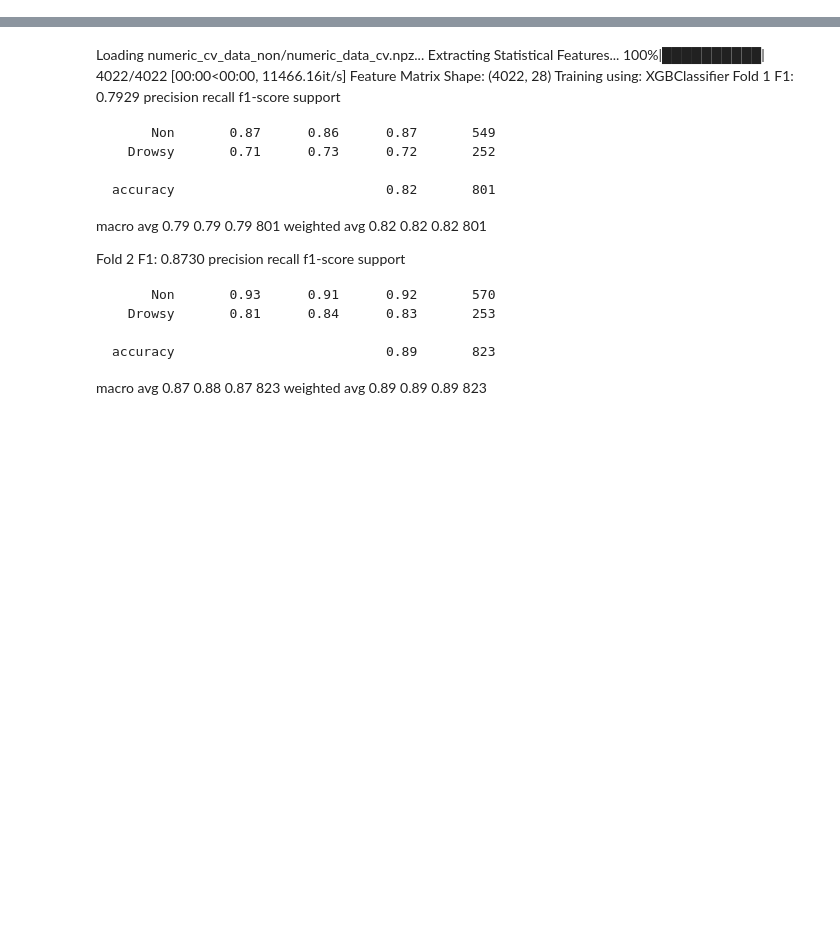
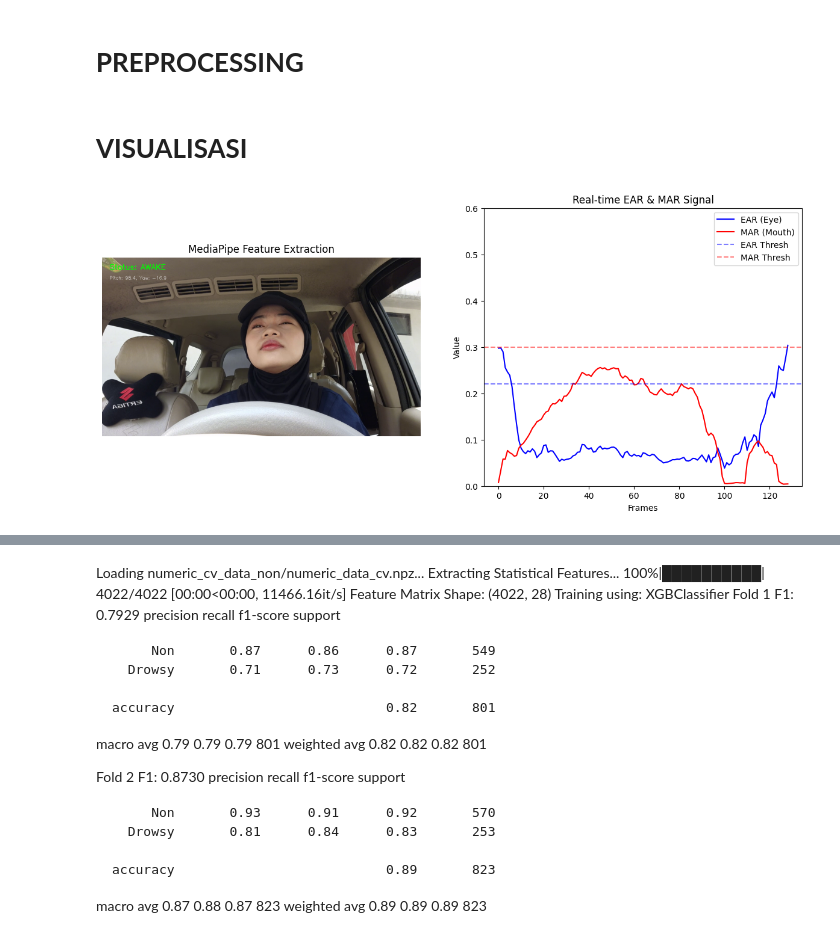
Before and after one commit to rfirmn/Drowsiness-Detection, a Jupyter notebook: svm.ipynb, the cells around one changed output, grey strips where cells are left out. Cells and saved outputs as stored; diff of their text form; code cells hidden in the pictures; blank space fills up the shorter version.

```diff
--- a/svm.ipynb
+++ b/svm.ipynb
@@ -0,0 +1,2 @@
+# %% [markdown]
+# **PREPROCESSING**
@@ -284,3 +286,77 @@ def prepare_data_for_cv(metadata_path, output_dir):
 
 if __name__ == "__main__":
     prepare_data_for_cv("metadata_process2.csv", "numeric_cv_data_non2")
+# %% [markdown]
+# **VISUALISASI**
+# %%
+import matplotlib.pyplot as plt
+from IPython.display import display, clear_output
+import time
+
+def visualize_preprocessing(video_path, limit_frames=150):
+    cap = cv2.VideoCapture(video_path)
+
+    # List untuk menyimpan data plot
+    ear_history = []
+    mar_history = []
+    prev_feats = None
+
+    # Setup Plot
+    fig, (ax1, ax2) = plt.subplots(1, 2, figsize=(15, 6))
+
+    count = 0
+    while cap.isOpened() and count < limit_frames:
+        ret, frame = cap.read()
+        if not ret: break
+
+        # Ekstraksi fitur menggunakan fungsi Anda
+        # Kita panggil extract_features_adaptive yang sudah Anda buat
+        feats = extract_features_adaptive(frame, prev_feats)
+        prev_feats = feats
+
+        # Data untuk plot (EAR_avg, MAR)
+        avg_ear = (feats[0] + feats[1]) / 2
+        mar = feats[2]
+        ear_history.append(avg_ear)
+        mar_history.append(mar)
+
+        # 1. Visualisasi Gambar (Frame)
+        frame_rgb = cv2.cvtColor(frame, cv2.COLOR_BGR2RGB)
+
+        # Gambar indikator di frame
+        status = "DROWSY" if avg_ear < EAR_THRESHOLD else "AWAKE"
+        color = (255, 0, 0) if status == "DROWSY" else (0, 255, 0)
+        cv2.putText(frame_rgb, f"Status: {status}", (30, 50),
+                    cv2.FONT_HERSHEY_SIMPLEX, 1, color, 2)
+        cv2.putText(frame_rgb, f"Pitch: {feats[6]:.1f}, Yaw: {feats[7]:.1f}", (30, 90),
+                    cv2.FONT_HERSHEY_SIMPLEX, 0.6, (255, 255, 255), 1)
+
+        # 2. Update Plot Sinyal
+        ax1.clear()
+        ax1.imshow(frame_rgb)
+        ax1.set_title("MediaPipe Feature Extraction")
+        ax1.axis('off')
+
+        ax2.clear()
+        ax2.plot(ear_history, label='EAR (Eye)', color='blue')
+        ax2.plot(mar_history, label='MAR (Mouth)', color='red')
+        ax2.axhline(y=EAR_THRESHOLD, color='blue', linestyle='--', alpha=0.5, label='EAR Thresh')
+        ax2.axhline(y=MAR_THRESHOLD, color='red', linestyle='--', alpha=0.5, label='MAR Thresh')
+        ax2.set_title("Real-time EAR & MAR Signal")
+        ax2.set_xlabel("Frames")
+        ax2.set_ylabel("Value")
+        ax2.legend(loc='upper right')
+        ax2.set_ylim(0, 0.6)
+
+        # Tampilkan di Colab
+        clear_output(wait=True)
+        display(fig)
+        count += 1
+
+    cap.release()
+    plt.close()
+
+# Jalankan Visualisasi
+visualize_preprocessing('vid_visual/1127.mp4')
+# %% [output]
+[figure, added]
```
Also changed, not shown: parts of 18 cells of this notebook.
